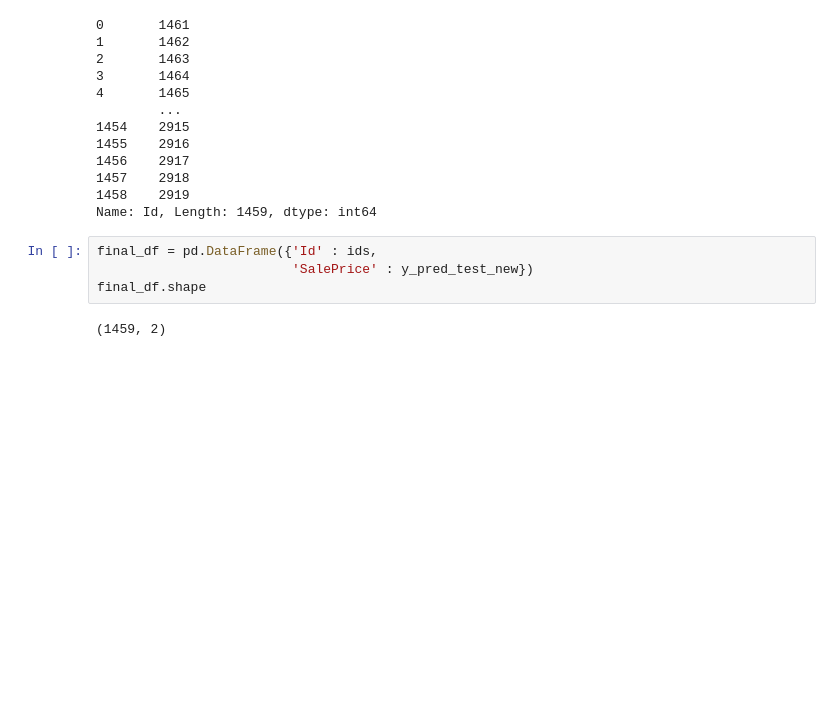
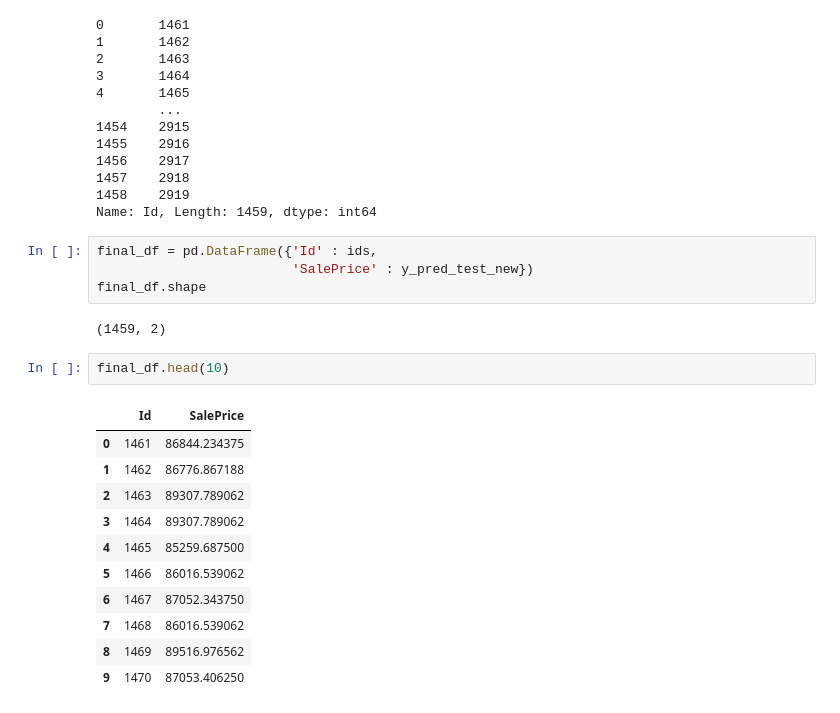
Before and after one commit to Mabinuv/project_hpp, a Jupyter notebook: Notebooks/Data study.ipynb, the cells around one changed output. Saved outputs shown, nothing was run; the diff lists cells and outputs as text; blank space fills up the shorter version.

```diff
--- a/Notebooks/Data study.ipynb
+++ b/Notebooks/Data study.ipynb
@@ -653,3 +653,17 @@ final_df = pd.DataFrame({'Id' : ids,
 final_df.shape
 # %% [output]
 (1459, 2)
+# %%
+final_df.head(10)
+# %% [output]
+|  | Id | SalePrice |
+| 0 | 1461 | 86844.234375 |
+| 1 | 1462 | 86776.867188 |
+| 2 | 1463 | 89307.789062 |
+| 3 | 1464 | 89307.789062 |
+| 4 | 1465 | 85259.687500 |
+| 5 | 1466 | 86016.539062 |
+| 6 | 1467 | 87052.343750 |
+| 7 | 1468 | 86016.539062 |
+| 8 | 1469 | 89516.976562 |
+| 9 | 1470 | 87053.406250 |
```
